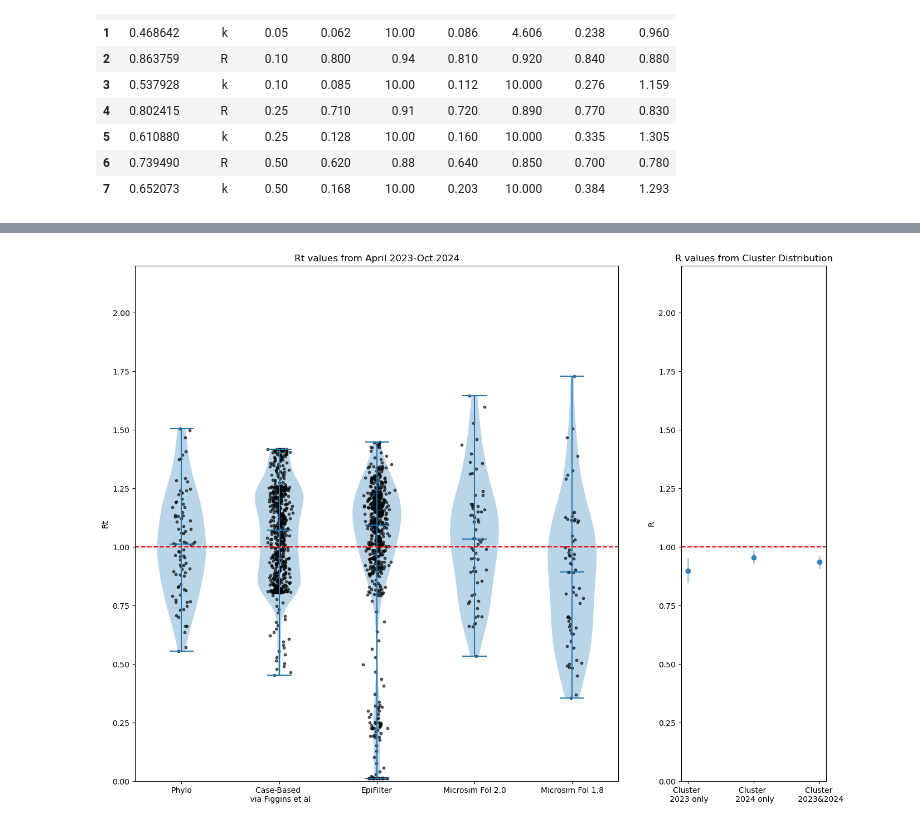
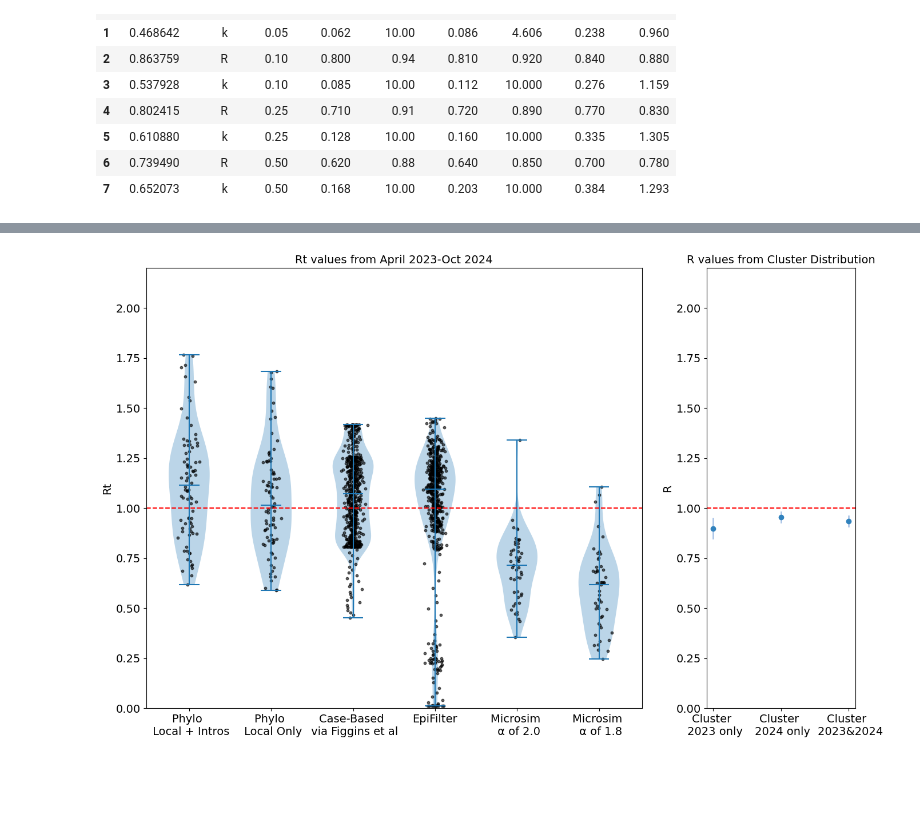
Before and after one commit to blab/mpox-la, a Jupyter notebook: scripts/Fig3b_4d_S5b-phylodynamic_estimates.ipynb, the cells around one changed output, grey strips where cells are left out. Drawn from its saved outputs; the diff is of its cells as text; code cells hidden in the pictures; blank space fills up the shorter version.

```diff
--- a/scripts/Fig3b_4d_S5b-phylodynamic_estimates.ipynb
+++ b/scripts/Fig3b_4d_S5b-phylodynamic_estimates.ipynb
@@ -740,7 +766,7 @@ for subfolder in os.listdir(parent_folder):
     subfolder_path = os.path.join(parent_folder, subfolder)
 
     # Check if the current path is a folder and matches the pattern "S0" to "S9"
-    if os.path.isdir(subfolder_path) and subfolder.startswith("S"):
+    if os.path.isdir(subfolder_path) and subfolder.startswith("FoI"):
         file_path = os.path.join(subfolder_path, "r_t_bs_results.csv")
 
         # Check if the target file exists in the subfolder
@@ -751,15 +777,15 @@ for subfolder in os.listdir(parent_folder):
             # Rename columns to include the folder name
             folder_name = subfolder
             df.rename(columns={
-                "Mean": f"Mean_{folder_name}",
-                "UpperBound": f"UpperBound_{folder_name}",
-                "LowerBound": f"LowerBound_{folder_name}"
+                "Mean": f"Mean_internal_{folder_name}",
+                "UpperBound": f"UpperBound_internal_{folder_name}",
+                "LowerBound": f"LowerBound_internal_{folder_name}"
             }, inplace=True)
 
             # Add the modified DataFrame to the list
             dataframes.append(df)
 
-    elif os.path.isdir(subfolder_path) and subfolder.startswith("FoI"):
+#    elif os.path.isdir(subfolder_path) and subfolder.startswith("FoI"):
         file_path = os.path.join(subfolder_path, "infected_per_infectious_bs_results.csv")
 
         # Check if the target file exists in the subfolder
@@ -772,9 +798,9 @@ for subfolder in os.listdir(parent_folder):
             # Rename columns to include the folder name
             folder_name = subfolder
             df.rename(columns={
-                "Mean": f"Mean_{folder_name}",
-                "UpperBound": f"UpperBound_{folder_name}",
-                "LowerBound": f"LowerBound_{folder_name}"
+                "Mean": f"Mean_constant_{folder_name}",
+                "UpperBound": f"UpperBound_constant_{folder_name}",
+                "LowerBound": f"LowerBound_constant_{folder_name}"
             }, inplace=True)
 
             # Add the modified DataFrame to the list
@@ -873,23 +919,30 @@ alt.layer(intro_plot, epifilter_plot).resolve_scale(y= "independent").configure_
     titleFontSize = 20)
 # %% [output]
 [interactive output not drawn]
+# %%
+combined_rt_df.contribution[combined_rt_df.contribution == 'Local + Introductions'] = "Phylo Rt - Local + Introductions"
+
+combined_rt_df.contribution[combined_rt_df.contribution == 'Local'] = "Phylo Rt - Local "
 # %%
-modeling_df.dropna(subset = ['Mean_FoI2_Iso0.2', 'Mean_FoI1.8_Iso0.2'], inplace=True)
+modeling_df.dropna(subset = ['Mean_internal_FoI2_Iso0.2', 'Mean_internal_FoI1.8_Iso0.2', 'Mean_constant_FoI2_Iso0.2', 'Mean_constant_FoI1.8_Iso0.2'], inplace=True)
 
 
 start_date ="2023-03-15"
 end_date = "2024-10-20"
 
 
-fig = plt.figure(figsize=(16,12),facecolor='w')
+fig = plt.figure(figsize=(16,10),facecolor='w')
 
 gs = GridSpec(1, 2, width_ratios=[1, 0.3], hspace=0.1)  # three rows, one column
 # Add the first subplot
 ax1 = fig.add_subplot(gs[0,0])
 
 # Create violin plots
-positions = [1, 2, 3, 4, 5]
-means = [combined_rt_df.mean_percent_MA[(combined_rt_df.contribution == "Phylo Rt - Local ")&(combined_rt_df.date > start_date) & (combined_rt_df.date < end_date)], case_rt.median_R[(case_rt.date > start_date) &(case_rt.date < end_date)], epifilter_combined_df.R[(epifilter_combined_df.date > start_date) &(epifilter_combined_df.date < end_date)], modeling_df["Mean_FoI2_Iso0.2"][(modeling_df.week_date > start_date) & (modeling_df.week_date < end_date)], modeling_df["Mean_FoI1.8_Iso0.2"][(modeling_df.week_date > start_date) & (modeling_df.week_date < end_date)]]
+positions = [1, 2, 3, 4, 5, 6]
+#positions = [1, 2, 3, 4, 5, 6, 7]
+#means = [combined_rt_df.mean_percent_MA[(combined_rt_df.contribution == "Phylo Rt - Local ")&(combined_rt_df.date > start_date) & (combined_rt_df.date < end_date)], case_rt.median_R[(case_rt.date > start_date) &(case_rt.date < end_date)], epifilter_combined_df.R[(epifilter_combined_df.date > start_date) &(epifilter_combined_df.date < end_date)], modeling_df["Mean_constant_FoI2_Iso0.2"][(modeling_df.week_date > start_date) & (modeling_df.week_date < end_date)], modeling_df["Mean_constant_FoI1.8_Iso0.2"][(modeling_df.week_date > start_date) & (modeling_df.week_date < end_date)], modeling_df["Mean_internal_FoI2_Iso0.2"][(modeling_df.week_date > start_date) & (modeling_df.week_date < end_date)], modeling_df["Mean_internal_FoI1.8_Iso0.2"][(modeling_df.week_date > start_date) & (modeling_df.week_date < end_date)]]
+means = [combined_rt_df.mean_percent_MA[(combined_rt_df.contribution == "Phylo Rt - Local + Introductions")&(combined_rt_df.date > start_date) & (combined_rt_df.date < end_date)], combined_rt_df.mean_percent_MA[(combined_rt_df.contribution == "Phylo Rt - Local ")&(combined_rt_df.date > start_date) & (combined_rt_df.date < end_date)], case_rt.median_R[(case_rt.date > start_date) &(case_rt.date < end_date)], epifilter_combined_df.R[(epifilter_combined_df.date > start_date) &(epifilter_combined_df.date < end_date)],  modeling_df["Mean_internal_FoI2_Iso0.2"][(modeling_df.week_date > start_date) & (modeling_df.week_date < end_date)], modeling_df["Mean_internal_FoI1.8_Iso0.2"][(modeling_df.week_date > start_date) & (modeling_df.week_date < end_date)]]
+
 parts = ax1.violinplot(means, positions=positions, showmeans=False, showmedians=True)
 
 # Scatter plot individual data points
@@ -900,43 +953,49 @@ for i, data in enumerate(means, start=1):
 
 # Labels and formatting
 ax1.set_xticks(positions)
-ax1.set_xticklabels(['Phylo', 'Case-Based \n via Figgins et al', "EpiFilter",  'Microsim FoI 2.0', 'Microsim FoI 1.8'])
-ax1.set_ylabel('Rt')
-ax1.set_title('Rt values from April 2023-Oct 2024')
+# ax1.set_xticklabels(['Phylo', 'Case-Based \n via Figgins et al', "EpiFilter",  'Microsim FoI 2.0 \n Constant Inf', 'Microsim FoI 1.8 \n Constant Inf',  'Microsim FoI 2.0 \n Variable Inf', 'Microsim FoI 1.8 \n Variable Inf'])
+ax1.set_xticklabels(['Phylo \n Local + Intros', 'Phylo \n Local Only', 'Case-Based \n via Figgins et al', "EpiFilter",  'Microsim \n α of 2.0', 'Microsim \n α of 1.8'], size = 12)
+ax1.set_ylabel('Rt', size = 14)
+ax1.set_title('Rt values from April 2023-Oct 2024', size = 14)
 ax1.set_ylim(0,2.2)
 
 ax2 = fig.add_subplot(gs[0,1])
 
 cluster_r0_2023 = pd.read_csv("../cluster_distributions/cluster_inference_just2023_lessdetect.csv")
 cluster_r0_2024 = pd.read_csv("../cluster_distributions/cluster_inference_just2024_lessdetect.csv")
 cluster_r0_2023onwards = pd.read_csv("../cluster_distributions/cluster_inference_2023onwards_lessdetect.csv")
 
 positions_clusters = ["1", "2", "3"]
 # Scatter plot for mean estimates
 means =  [cluster_r0_2023.loc[0,"mle_estim"], cluster_r0_2024.loc[0,"mle_estim"], cluster_r0_2023onwards.loc[0,"mle_estim"]]
 lower_cis = [cluster_r0_2023.loc[0,"lower_95"], cluster_r0_2024.loc[0,"lower_95"], cluster_r0_2023onwards.loc[0,"lower_95"]]
 upper_cis = [cluster_r0_2023.loc[0,"upper_95"], cluster_r0_2024.loc[0,"upper_95"], cluster_r0_2023onwards.loc[0,"upper_95"]]
 
 ax2.scatter(positions_clusters, [cluster_r0_2023.loc[0,"mle_estim"], cluster_r0_2024.loc[0,"mle_estim"], cluster_r0_2023onwards.loc[0,"mle_estim"]], color='#3182bd', label='Mean', zorder=3)
 
 for pos, mean, lower_ci, upper_ci in zip(positions_clusters, means, lower_cis, upper_cis):
     ax2.plot([pos, pos], [lower_ci, upper_ci], color='#aec7e8', linewidth=2)
 
 
 # Add a horizontal line at y=1
 ax1.axhline(y=1, color='red', linestyle='--', linewidth=1.5)
 ax2.axhline(y=1, color='red', linestyle='--', linewidth=1.5)
 
 #ax2.spines['left'].set_visible(False)
 
+ax1.tick_params(axis='both', which='major', labelsize=14)
+ax1.tick_params(axis='both', which='minor', labelsize=14)
+
+ax2.tick_params(axis='both', which='major', labelsize=14)
+ax2.tick_params(axis='both', which='minor', labelsize=14)
 
 ax2.set_ylim(0,2.2)
 ax2.set_xticks(positions_clusters)
-ax2.set_ylabel('R')
-ax2.set_title('R values from Cluster Distribution')
-ax2.set_xticklabels(['Cluster \n 2023 only', 'Cluster \n 2024 only', 'Cluster \n 2023&2024'])
+ax2.set_ylabel('R', size = 14)
+ax2.set_title('R values from Cluster Distribution', size = 14)
+ax2.set_xticklabels(['Cluster \n 2023 only', 'Cluster \n 2024 only', 'Cluster \n 2023&2024'], size = 14)
 
 plt.savefig("../figures/rt_violin_comparison.png", dpi= 300, bbox_inches='tight')
 plt.show()
 # %% [output]
-[figure, old version]
+[figure, new version]
```
Also changed, not shown: parts of 18 cells of this notebook, 24 other files.
